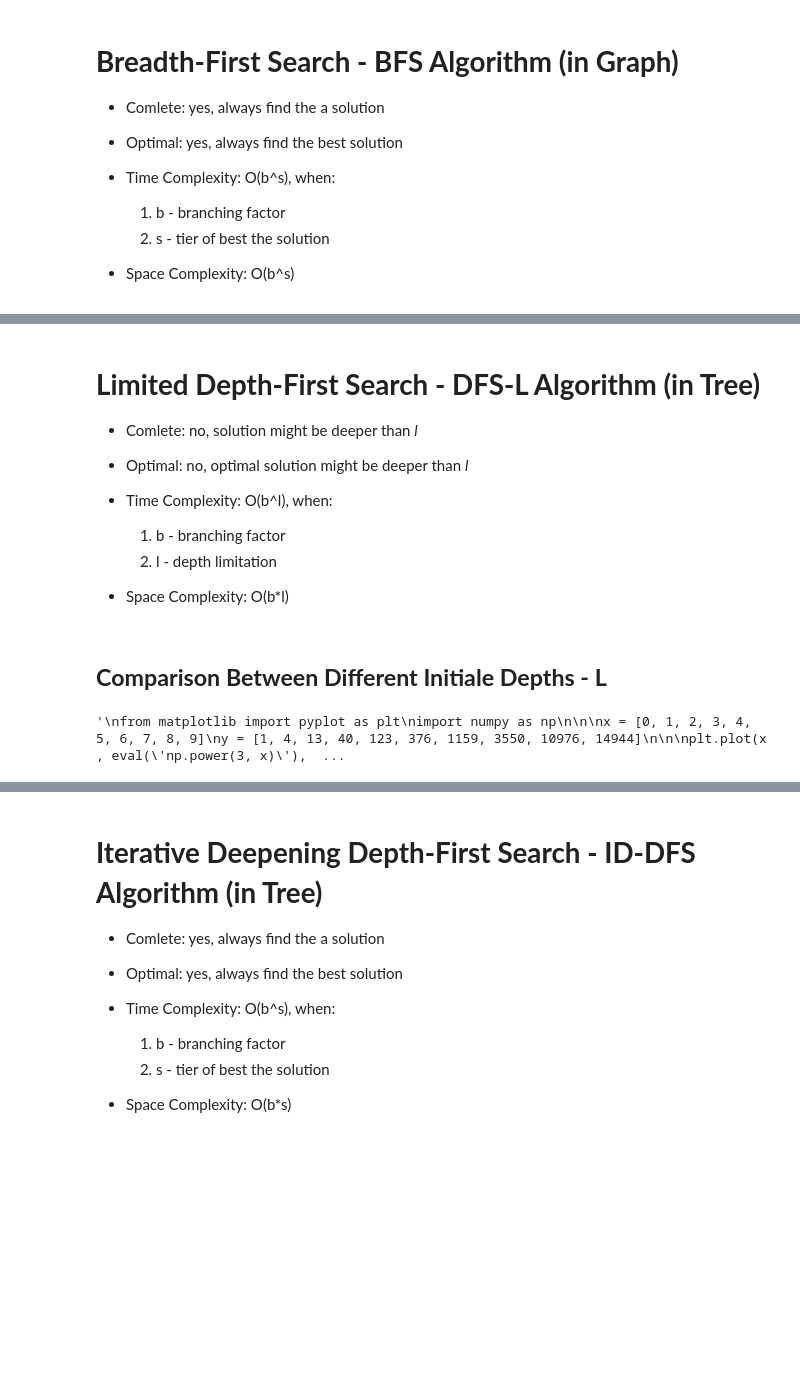
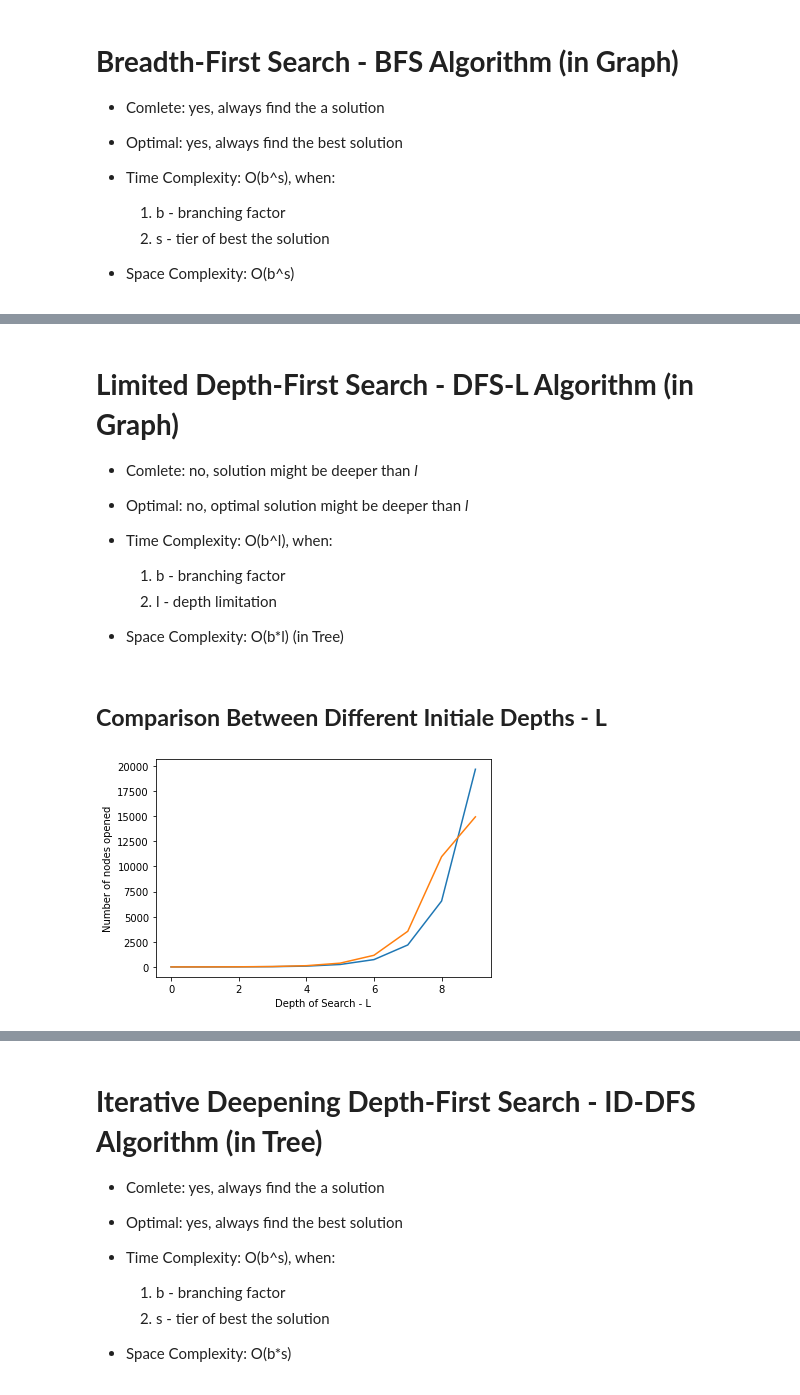
Before and after one commit to Almogbs/AI-Search-Algorithms, a Jupyter notebook: Seach_Algo.ipynb, the cells around one changed output, grey strips where cells are left out. Saved outputs shown, nothing was run; the diff lists cells and outputs as text; code cells hidden in the pictures; blank space fills up the shorter version.

```diff
--- a/Seach_Algo.ipynb
+++ b/Seach_Algo.ipynb
@@ -227,10 +241,10 @@ print(reward)
 # %% [markdown]
-# **Limited Depth-First Search - DFS-L Algorithm (in Tree)**
+# **Limited Depth-First Search - DFS-L Algorithm (in Graph)**
 - Comlete: no, solution might be deeper than *l*
 - Optimal: no, optimal solution might be deeper than *l*
 - Time Complexity: O(b^l), when:
     1. b - branching factor
     2. l - depth limitation
 
-- Space Complexity: O(b*l)
+- Space Complexity: O(b*l) (in Tree)
 # %%
@@ -268,21 +278,19 @@ def dfs_l(first_state: int, depth: int) -> tuple:
 # %% [markdown]
 ## **Comparison Between Different Initiale Depths - L**
 # %%
-"""
 from matplotlib import pyplot as plt
 import numpy as np
 
 
 x = [0, 1, 2, 3, 4, 5, 6, 7, 8, 9]
 y = [1, 4, 13, 40, 123, 376, 1159, 3550, 10976, 14944]
 
 
 plt.plot(x , eval('np.power(3, x)'), label = "3^x")
 plt.plot(x, y, label = "nodes opened")
 plt.xlabel("Depth of Search - L")
 plt.ylabel("Number of nodes opened")
 plt.show()
-"""
 # %% [output]
-'\nfrom matplotlib import pyplot as plt\nimport numpy as np\n\n\nx = [0, 1, 2, 3, 4, 5, 6, 7, 8, 9]\ny = [1, 4, 13, 40, 123, 376, 1159, 3550, 10976, 14944]\n\n\nplt.plot(x , eval(\'np.power(3, x)\'),  ...
+[figure, added]
 # %% [markdown]
```
Also changed, not shown: parts of 14 cells of this notebook, 1 other file.
